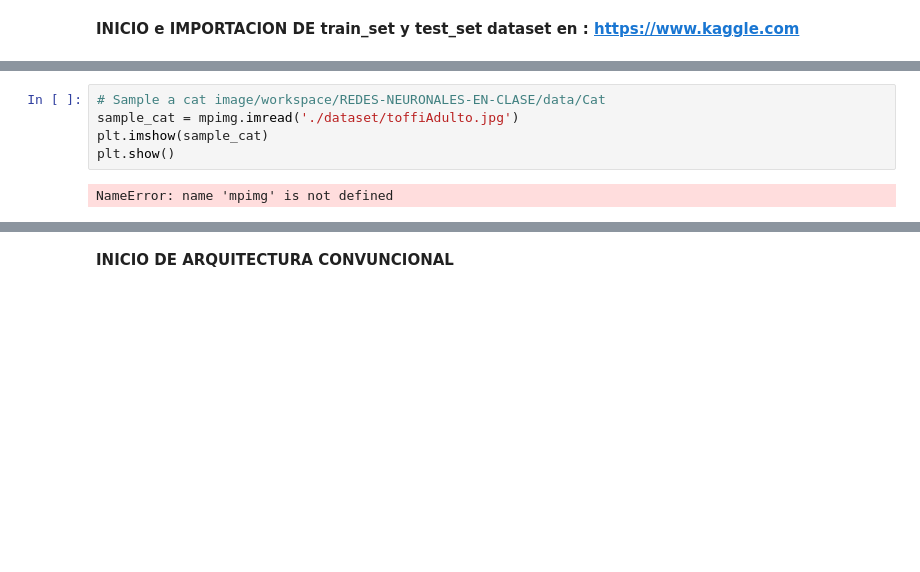
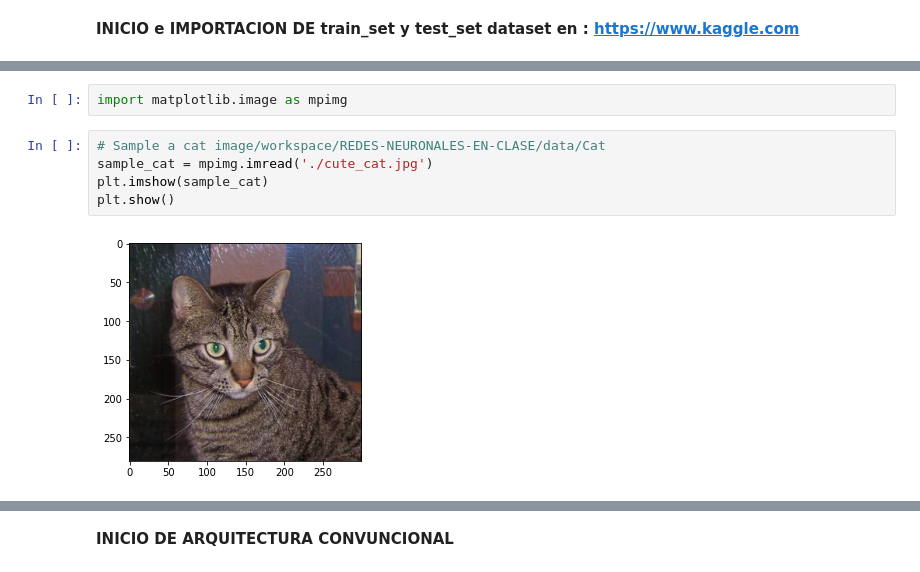
Before and after one commit to marfurt1/Cats_Dogs_RNC-ana, a Jupyter notebook: Miniproyecto_GatosyPerros.ipynb, the cells around one changed output, grey strips where cells are left out. Saved outputs shown, nothing was run; the diff lists cells and outputs as text; blank space fills up the shorter version.

```diff
--- a/Miniproyecto_GatosyPerros.ipynb
+++ b/Miniproyecto_GatosyPerros.ipynb
@@ -73,7 +37,9 @@ from keras.utils import image_dataset_from_directory
+# %%
+import matplotlib.image as mpimg
 # %%
 # Sample a cat image/workspace/REDES-NEURONALES-EN-CLASE/data/Cat
-sample_cat = mpimg.imread('./dataset/toffiAdulto.jpg')
+sample_cat = mpimg.imread('./cute_cat.jpg')
 plt.imshow(sample_cat)
 plt.show()
 # %% [output]
-NameError: name 'mpimg' is not defined
+[figure, added]
```
Also changed, not shown: parts of 17 cells of this notebook.
